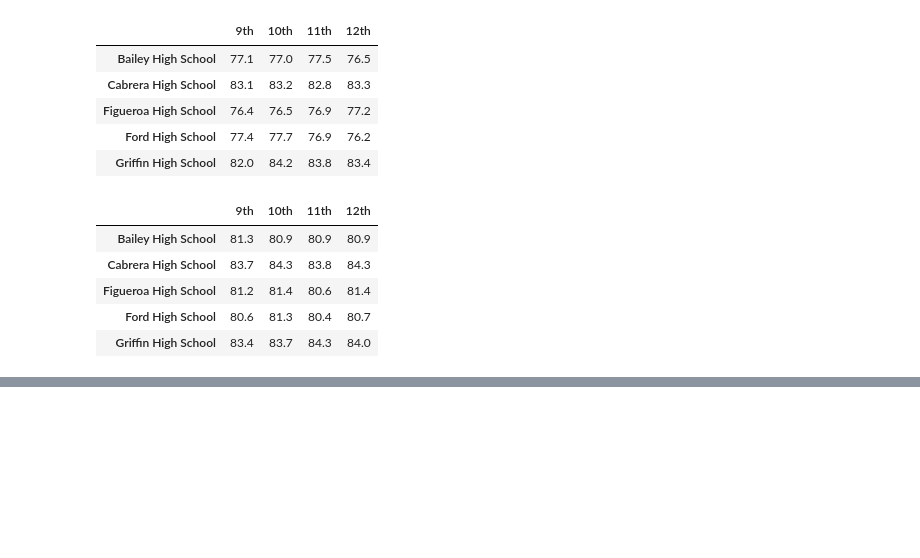
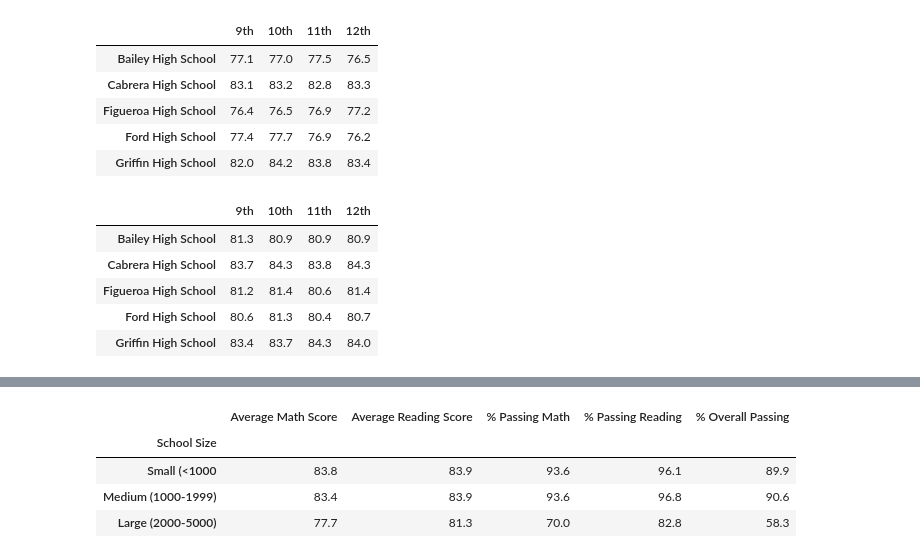
Before and after one commit to jbailey2705/School_District_Analysis, a Jupyter notebook: PyCitySchools.ipynb, the cells around one changed output, grey strips where cells are left out. Drawn from its saved outputs; the diff is of its cells as text; code cells hidden in the pictures; blank space fills up the shorter version.

```diff
--- a/PyCitySchools.ipynb
+++ b/PyCitySchools.ipynb
@@ -1398,0 +1486,29 @@ spending_summary_df
+# %%
+# apply the proper formatting to ensure the DataFrame adheres to grade-reporting standards.
+# We need to do the following:
+
+   # Format the average math and reading scores to one decimal place
+   # Format the percentage of students passing math and reading to the nearest whole number
+   # Format the overall passing percentage to the nearest whole number
+
+size_summary_df['Average Math Score'] = size_summary_df['Average Math Score'].map('{:.1f}'.format)
+
+
+size_summary_df['Average Reading Score'] = size_summary_df['Average Reading Score'].map('{:.1f}'.format)
+
+
+size_summary_df['% Passing Math'] = size_summary_df['% Passing Math'].map('{:.0f}'.format)
+
+
+size_summary_df['% Passing Reading'] = size_summary_df['% Passing Reading'].map('{:.1f}'.format)
+
+
+size_summary_df['% Overall Passing'] = size_summary_df['% Overall Passing'].map('{:.1f}'.format)
+
+size_summary_df
+# %% [output]
+|  | Average Math Score | Average Reading Score | % Passing Math | % Passing Reading | % Overall Passing |
+| School Size |  |  |  |  |  |
+| Small (<1000 | 83.8 | 83.9 | 93.6 | 96.1 | 89.9 |
+| Medium (1000-1999) | 83.4 | 83.9 | 93.6 | 96.8 | 90.6 |
+| Large (2000-5000) | 77.7 | 81.3 | 70.0 | 82.8 | 58.3 |
```
Also changed, not shown: parts of 23 cells of this notebook.
